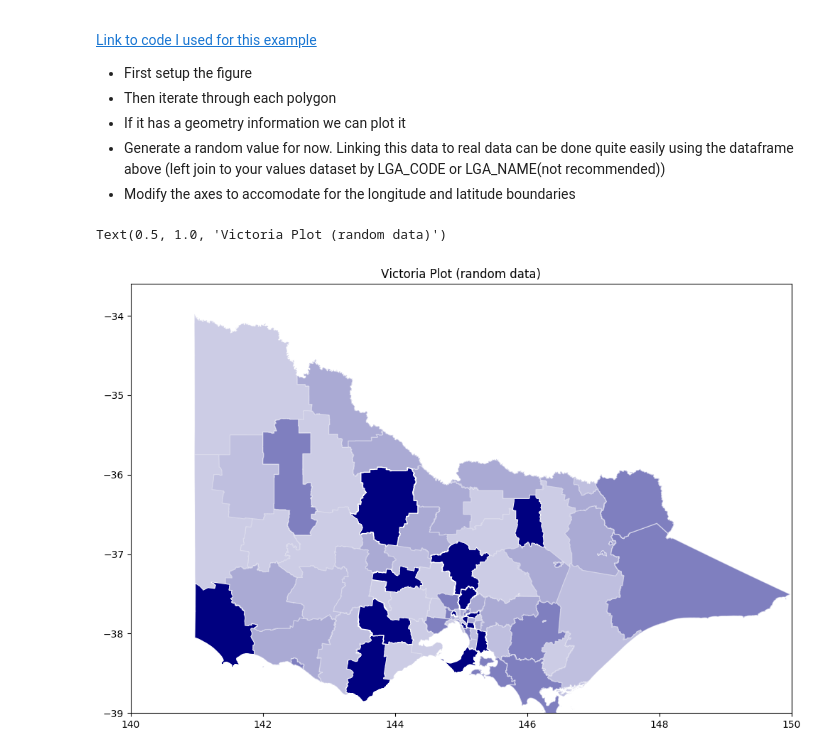
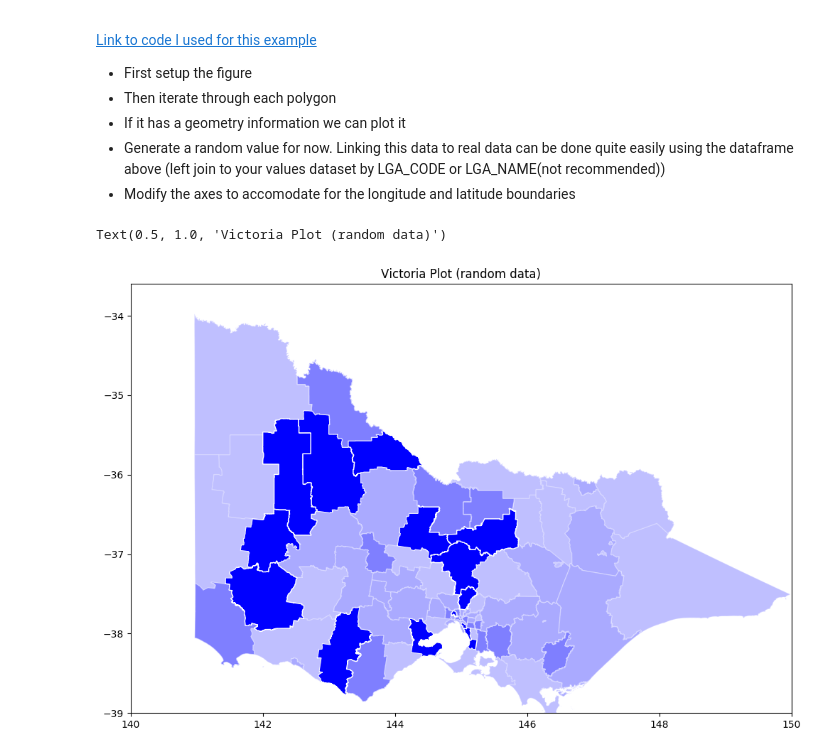
Before and after one commit to danielc92/python-data-guide, a Jupyter notebook: notebooks/Shapefiles.ipynb, the cells around one changed output. Saved outputs shown, nothing was run; the diff lists cells and outputs as text; code cells hidden in the pictures.

```diff
--- a/notebooks/Shapefiles.ipynb
+++ b/notebooks/Shapefiles.ipynb
@@ -97,18 +98,18 @@ data.head(10)
 # %%
 fig = pyplot.figure(1, figsize=(12, 8), dpi=100)
 ax = fig.add_subplot(111)
 
 for polygon in victoria_polygons:
     if polygon['geometry']:
-        random_value = random.randint(1,5)
+        random_value = random.randint(1,4)
         ax.add_patch(PolygonPatch(polygon['geometry'],
-                                  fc='navy',
+                                  fc='blue',
                                   ec='white',
                                   alpha=(1 / random_value)))
 
 ax.set_xlim(140, 150)
 ax.set_ylim(-39, -33.6)
 ax.set_title('Victoria Plot (random data)')
 # %% [output]
 Text(0.5, 1.0, 'Victoria Plot (random data)')
-[figure, old version]
+[figure, new version]
```
Also changed, not shown: parts of 6 cells of this notebook.
